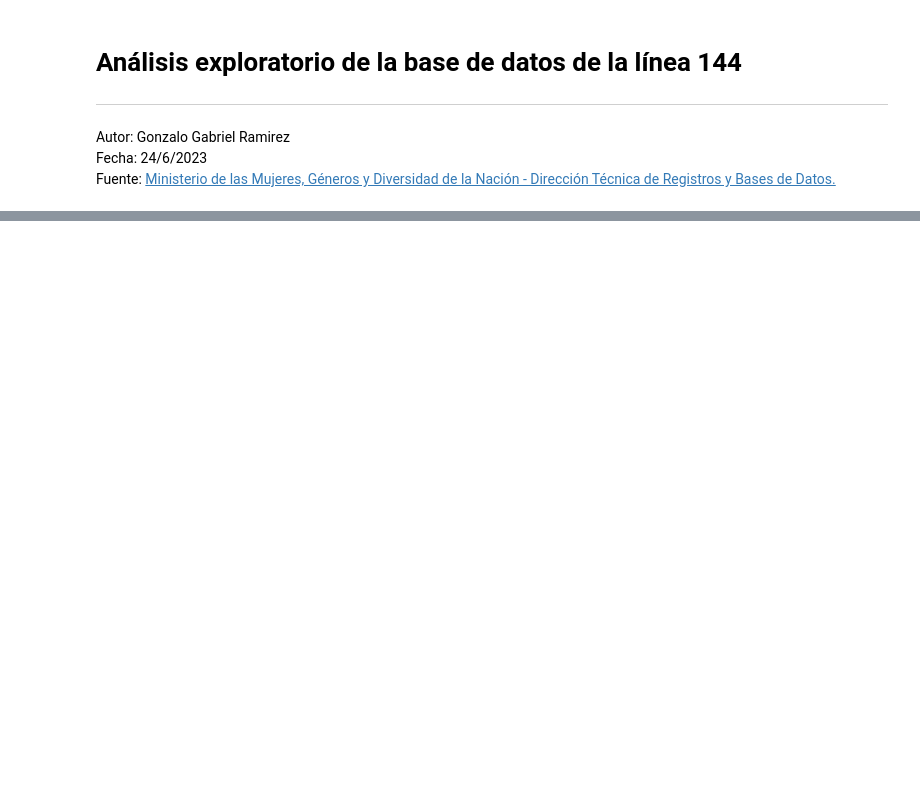
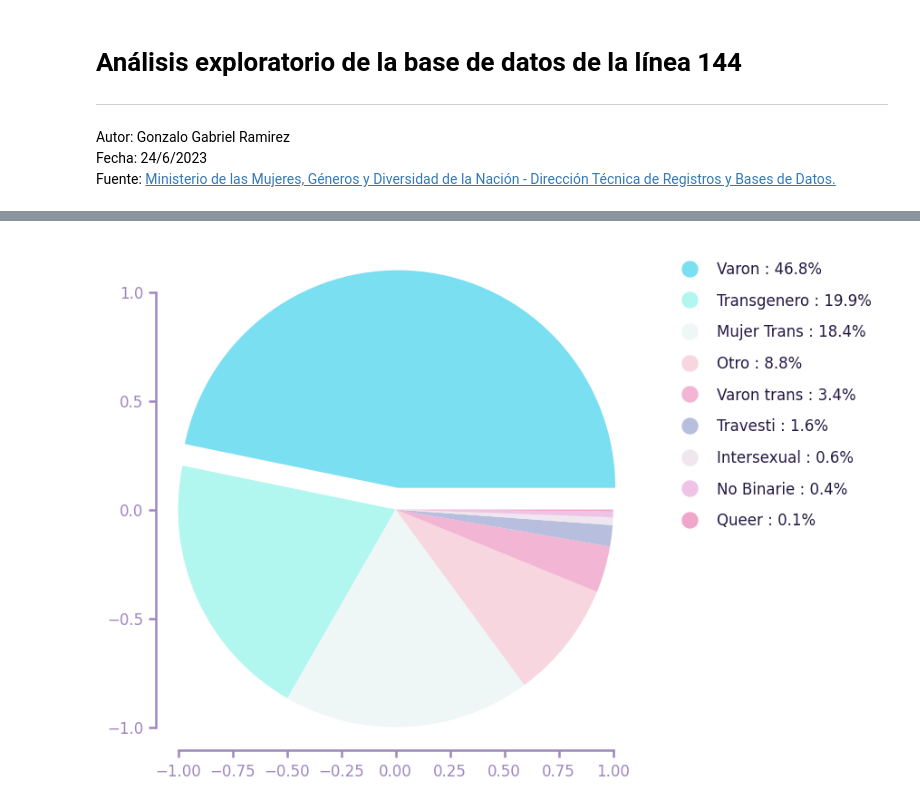
Before and after one commit to DataAnalystGabo/Analisis-Exploratorio-de-Datos-Linea-144, a Jupyter notebook: Notebooks/analisis.ipynb, the cells around one changed output, grey strips where cells are left out. Drawn from its saved outputs; the diff is of its cells as text; code cells hidden in the pictures; blank space fills up the shorter version.

```diff
--- a/Notebooks/analisis.ipynb
+++ b/Notebooks/analisis.ipynb
@@ -131,0 +196,4 @@ plt.show()
+# %%
+#En estas líneas de código, excluimos el género MUJER con el objetivo de graficar los demás géneros.
+generos_otros = generos[generos['Género'] != 'Mujer']
+generos_otros;
@@ -131,0 +274,40 @@ plt.show()
+# %%
+fig, ax = plt.subplots(figsize = (6,6), dpi = 120)
+
+palette2 = ['#7bdff2', '#b2f7ef', '#eff7f6', '#f7d6e0', '#f2b5d4', '#b8bedd', '#f0e6ef', '#efc3e6', '#f0a6ca', '#9c89b8', '#fde2e4', '#fad2e1', '#bcd4e6']
+explode  = [0.1, 0, 0, 0, 0, 0, 0, 0, 0]
+
+ax.pie(generos_otros['Conteo'],
+       colors    = palette2,
+       frame     = True,
+       explode   = explode)
+
+ax = plt.gca()
+ax.spines['bottom'].set_color('#9f86c0')
+ax.spines['bottom'].set_linewidth(1.5)
+ax.spines['left'].set_color('#9f86c0')
+ax.spines['left'].set_linewidth(1.5)
+ax.tick_params(axis='x', which='both', color='#9f86c0', width=1.5, length=5, labelcolor='#9f86c0')
+ax.tick_params(axis='y', which='both', color='#9f86c0', width=1.5, length=5, labelcolor='#9f86c0')
+
+legend_elements = [plt.Line2D([0], [0],
+                              marker = 'o',
+                              color  = 'w',
+                              label  = f"{label} : {percentage:.1f}%",
+                              markerfacecolor = color,
+                              markersize = 12)
+                              for label, color, percentage in zip(generos_otros['Género'], palette2, generos_otros['Conteo'] / generos_otros['Conteo'].sum() * 100)]
+
+ax.legend(handles        = legend_elements,
+          bbox_to_anchor = (1.05, 1),
+          labelspacing   = 1,
+          loc            = 'upper left',
+          fontsize       = 10,
+          labelcolor     = '#231942',
+          frameon        = False)
+
+sns.despine(trim=True)
+
+plt.show()
+# %% [output]
+[figure, added]
```
Also changed, not shown: parts of 24 cells of this notebook.
